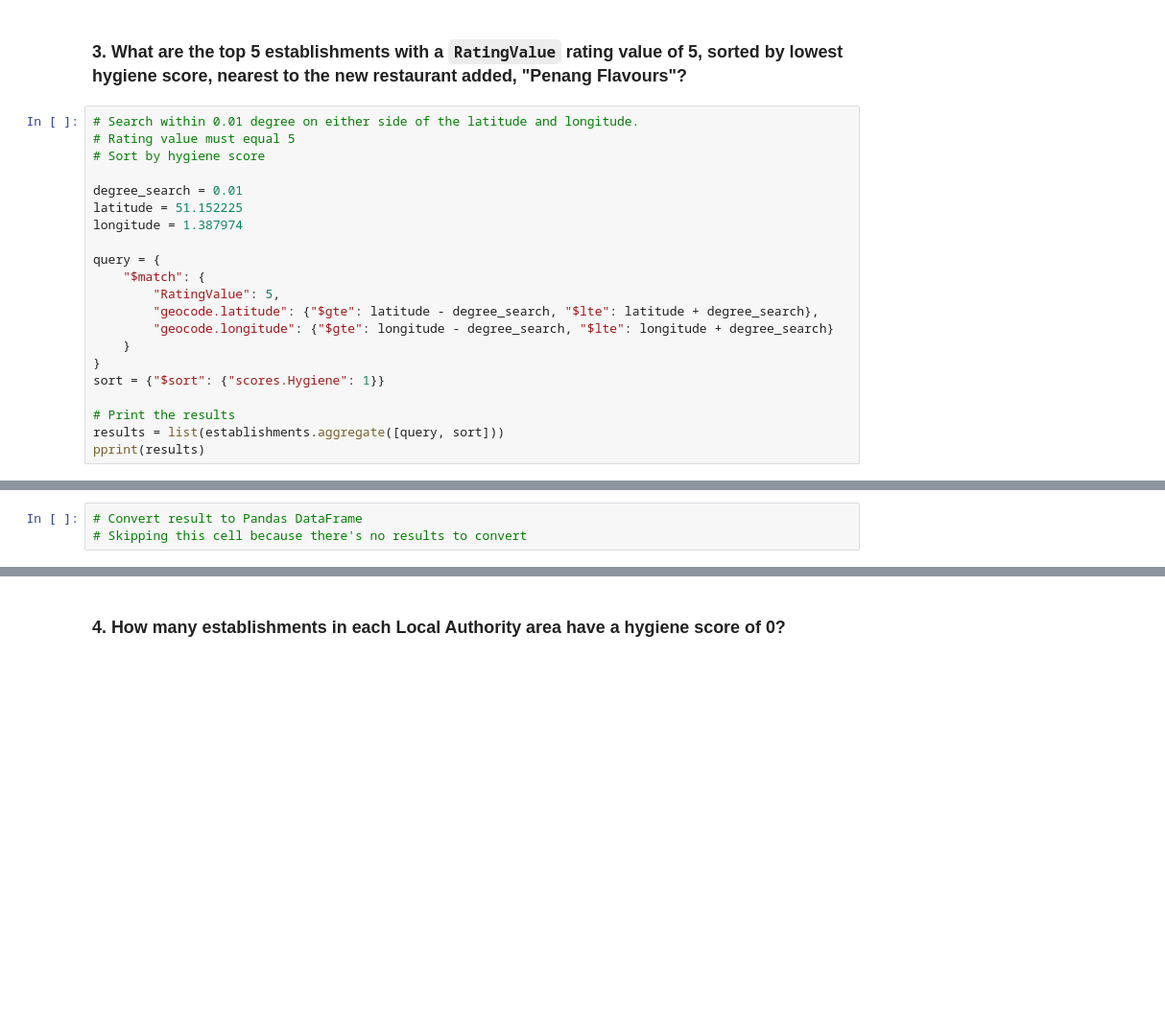
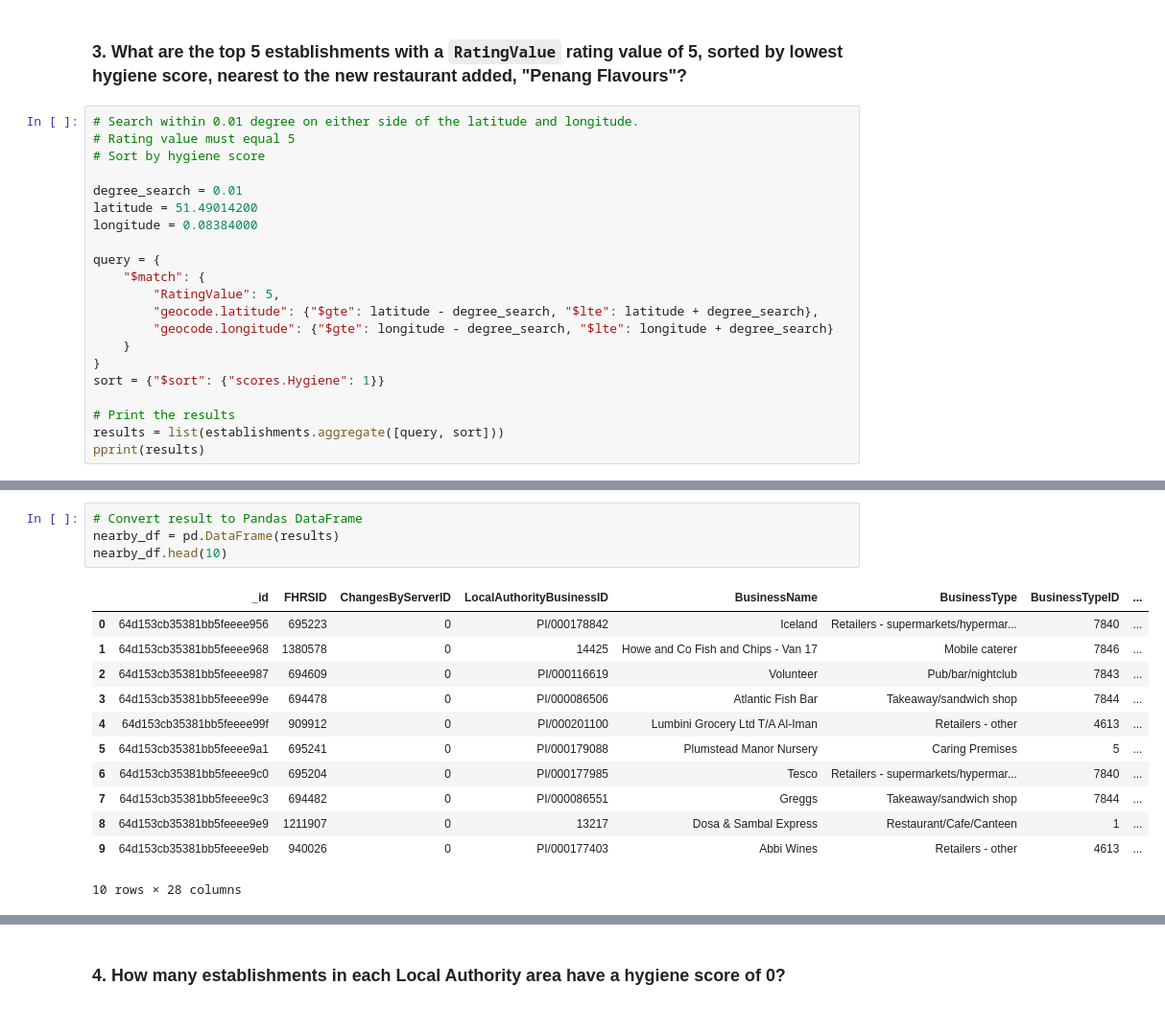
Before and after one commit to GingerAvalanche/nosql-challenge, a Jupyter notebook: Starter_Code/NoSQL_analysis_starter.ipynb, the cells around one changed output, grey strips where cells are left out. Shown: that part at 96% size. Saved outputs shown, nothing was run; the diff lists cells and outputs as text; blank space fills up the shorter version.

Commit message:
Fix latitude / longitude used to scan

```diff
--- a/Starter_Code/NoSQL_analysis_starter.ipynb
+++ b/Starter_Code/NoSQL_analysis_starter.ipynb
@@ -153,8 +153,8 @@ Number of establishments in London with RatingValue greater than or equal to 4:
 # Sort by hygiene score
 
 degree_search = 0.01
-latitude = 51.152225
-longitude = 1.387974
+latitude = 51.49014200
+longitude = 0.08384000
 
 query = {
     "$match": {
@@ -173,3 +189,17 @@ pprint(results)
 # %%
 # Convert result to Pandas DataFrame
-# Skipping this cell because there's no results to convert
+nearby_df = pd.DataFrame(results)
+nearby_df.head(10)
+# %% [output]
+|  | _id | FHRSID | ChangesByServerID | LocalAuthorityBusinessID | BusinessName | BusinessType | BusinessTypeID | ... |
+| 0 | 64d153cb35381bb5feeee956 | 695223 | 0 | PI/000178842 | Iceland | Retailers - supermarkets/hypermar... | 7840 | ... |
+| 1 | 64d153cb35381bb5feeee968 | 1380578 | 0 | 14425 | Howe and Co Fish and Chips - Van 17 | Mobile caterer | 7846 | ... |
+| 2 | 64d153cb35381bb5feeee987 | 694609 | 0 | PI/000116619 | Volunteer | Pub/bar/nightclub | 7843 | ... |
+| 3 | 64d153cb35381bb5feeee99e | 694478 | 0 | PI/000086506 | Atlantic Fish Bar | Takeaway/sandwich shop | 7844 | ... |
+| 4 | 64d153cb35381bb5feeee99f | 909912 | 0 | PI/000201100 | Lumbini Grocery Ltd T/A Al-Iman | Retailers - other | 4613 | ... |
+| 5 | 64d153cb35381bb5feeee9a1 | 695241 | 0 | PI/000179088 | Plumstead Manor Nursery | Caring Premises | 5 | ... |
+| 6 | 64d153cb35381bb5feeee9c0 | 695204 | 0 | PI/000177985 | Tesco | Retailers - supermarkets/hypermar... | 7840 | ... |
+| 7 | 64d153cb35381bb5feeee9c3 | 694482 | 0 | PI/000086551 | Greggs | Takeaway/sandwich shop | 7844 | ... |
+| 8 | 64d153cb35381bb5feeee9e9 | 1211907 | 0 | 13217 | Dosa & Sambal Express | Restaurant/Cafe/Canteen | 1 | ... |
+| 9 | 64d153cb35381bb5feeee9eb | 940026 | 0 | PI/000177403 | Abbi Wines | Retailers - other | 4613 | ... |
+10 rows × 28 columns
```
Also changed, not shown: parts of 2 cells of this notebook.
